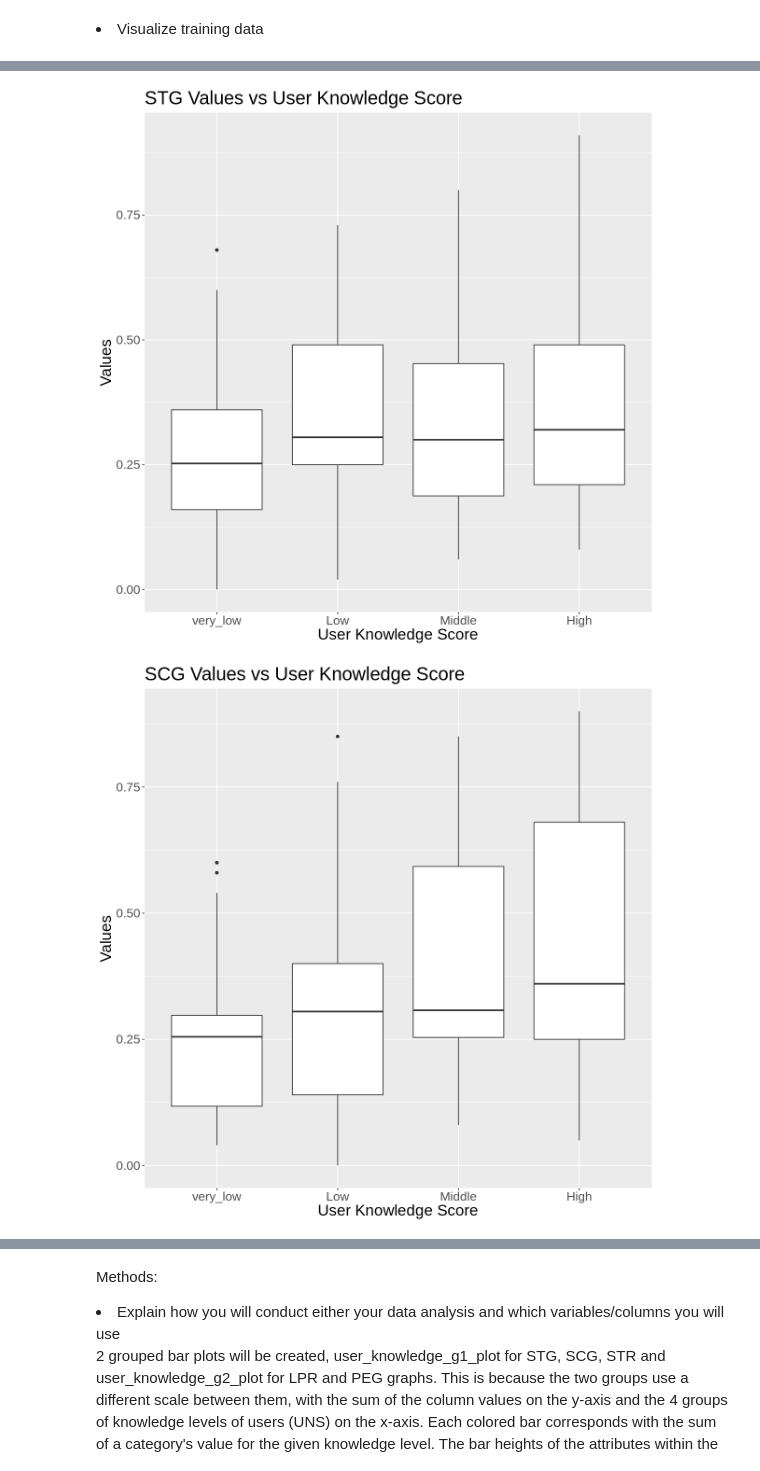
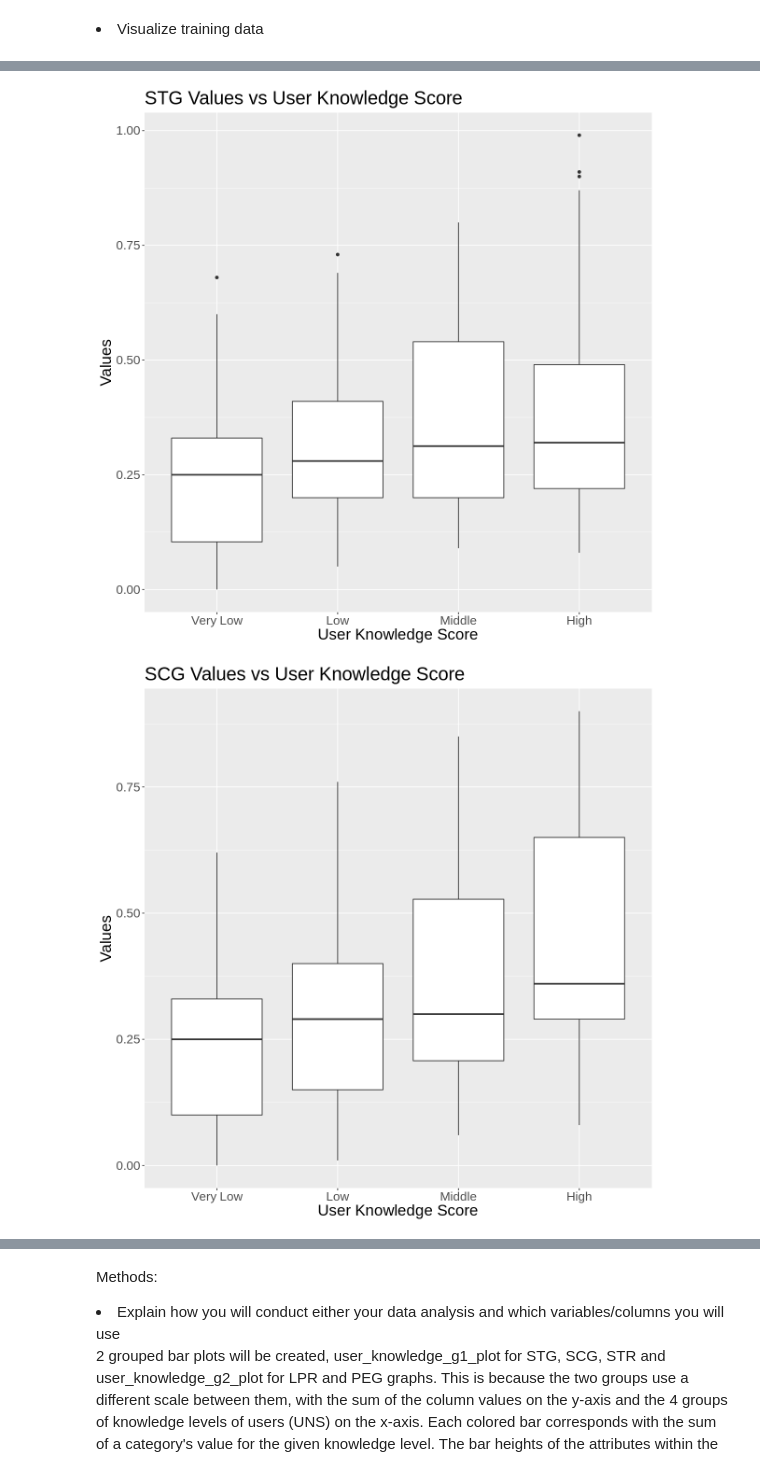
Before and after one commit to moirarenata/Analysis-of-Attributes-Relating-to-User-Knowledge-Levels-Pertaining-to-DC-Machines-in-a-Given-Datase, a Jupyter notebook: project_actual_allvalues.ipynb, the cells around one changed output, grey strips where cells are left out. Drawn from its saved outputs; the diff is of its cells as text; code cells hidden in the pictures.

```diff
--- a/project_actual_allvalues.ipynb
+++ b/project_actual_allvalues.ipynb
@@ -85,12 +85,13 @@ Making 'packages.html' ...
 # %%
 user_knowledge_data1 <- read_excel("data/Data_User_Modeling_Dataset.xls", sheet = 2)
 user_knowledge_data2 <- read_excel("data/Data_User_Modeling_Dataset.xls", sheet = 3)
-user_knowledge_data2$UNS <- as.character(user_knowledge_data2$UNS)
-user_knowledge_data2$UNS[user_knowledge_data2$UNS == "Very Low"] <- "very_low"
+user_knowledge_data1$UNS <- as.character(user_knowledge_data1$UNS)
+user_knowledge_data1$UNS[user_knowledge_data1$UNS == "very_low"] <- "Very Low"
 
 user_knowledge_data <- rbind (user_knowledge_data1,user_knowledge_data2)
 user_knowledge_data
 
+
 user_knowledge_data <- user_knowledge_data %>%
         mutate(UNS = as_factor(UNS))
 # %% [output]
@@ -255,40 +258,40 @@ select(PEG, UNS)
 
 options(repr.plot.height = 10, repr.plot.width = 10)
 
-user_knowledge_data_STG$UNS <- factor(user_knowledge_data_STG$UNS, levels = c("very_low", "Low", "Middle", "High"))
+user_knowledge_data_STG$UNS <- factor(user_knowledge_data_STG$UNS, levels = c("Very Low", "Low", "Middle", "High"))
 STG_box_plot <- ggplot(user_knowledge_data_STG, aes(x = UNS, y = STG)) +
                           geom_boxplot() +
                           labs(x = "User Knowledge Score", y = "Values", title= "STG Values vs User Knowledge Score") +
                           theme(text = element_text(size = 20))
 STG_box_plot
 
-user_knowledge_data_SCG$UNS <- factor(user_knowledge_data_SCG$UNS, levels = c("very_low", "Low", "Middle", "High"))
+user_knowledge_data_SCG$UNS <- factor(user_knowledge_data_SCG$UNS, levels = c("Very Low", "Low", "Middle", "High"))
 SCG_box_plot <- ggplot(user_knowledge_data_SCG, aes(x = UNS, y = SCG)) +
                           geom_boxplot() +
                           labs(x = "User Knowledge Score", y = "Values", title= "SCG Values vs User Knowledge Score") +
                           theme(text = element_text(size = 20))
 SCG_box_plot
 
-user_knowledge_data_STR$UNS <- factor(user_knowledge_data_STR$UNS, levels = c("very_low", "Low", "Middle", "High"))
+user_knowledge_data_STR$UNS <- factor(user_knowledge_data_STR$UNS, levels = c("Very Low", "Low", "Middle", "High"))
 STR_box_plot <- ggplot(user_knowledge_data_STR, aes(x = UNS, y = STR)) +
                           geom_boxplot() +
                           labs(x = "User Knowledge Score", y = "Values", title= "STR Values vs User Knowledge Score") +
                           theme(text = element_text(size = 20))
 STR_box_plot
 
-user_knowledge_data_LPR$UNS <- factor(user_knowledge_data_LPR$UNS, levels = c("very_low", "Low", "Middle", "High"))
+user_knowledge_data_LPR$UNS <- factor(user_knowledge_data_LPR$UNS, levels = c("Very Low", "Low", "Middle", "High"))
 LPR_box_plot <- ggplot(user_knowledge_data_LPR, aes(x = UNS, y = LPR)) +
                           geom_boxplot() +
                           labs(x = "User Knowledge Score", y = "Values", title= "LPR Values vs User Knowledge Score") +
                           theme(text = element_text(size = 20))
 LPR_box_plot
 
-user_knowledge_data_PEG$UNS <- factor(user_knowledge_data_PEG$UNS, levels = c("very_low", "Low", "Middle", "High"))
+user_knowledge_data_PEG$UNS <- factor(user_knowledge_data_PEG$UNS, levels = c("Very Low", "Low", "Middle", "High"))
 PEG_box_plot <- ggplot(user_knowledge_data_PEG, aes(x = UNS, y = PEG)) +
                           geom_boxplot() +
                           labs(x = "User Knowledge Score", y = "Values", title= "PEG Values vs User Knowledge Score") +
                           theme(text = element_text(size = 20))
 PEG_box_plot
 # %% [output]
-[figure, old version]
+[figure, new version]
-[figure, old version]
+[figure, new version]
```
Also changed, not shown: parts of 24 cells of this notebook.
